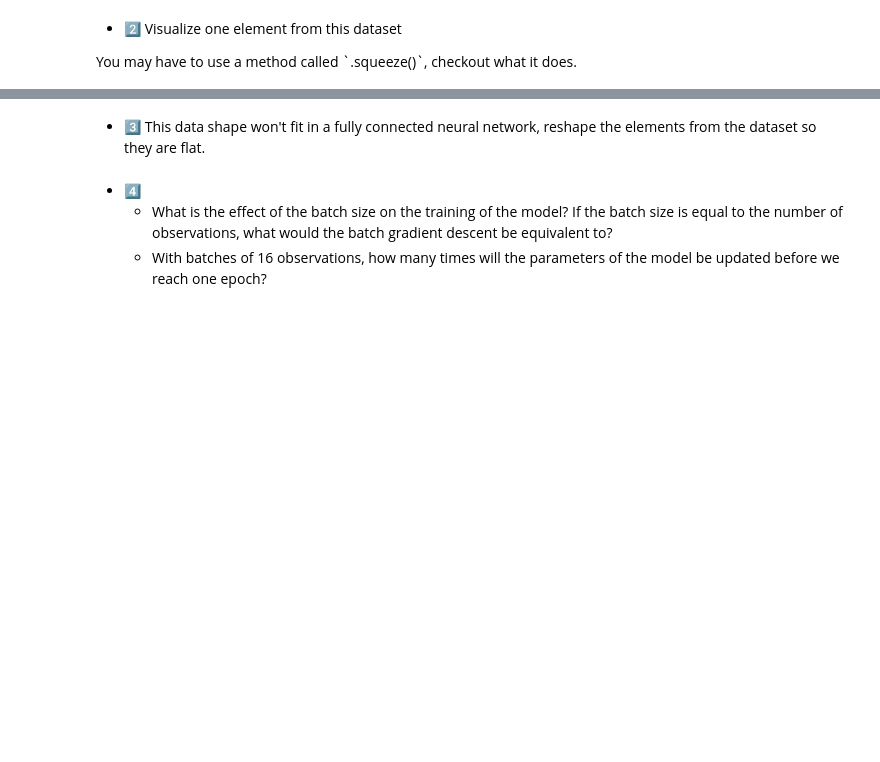
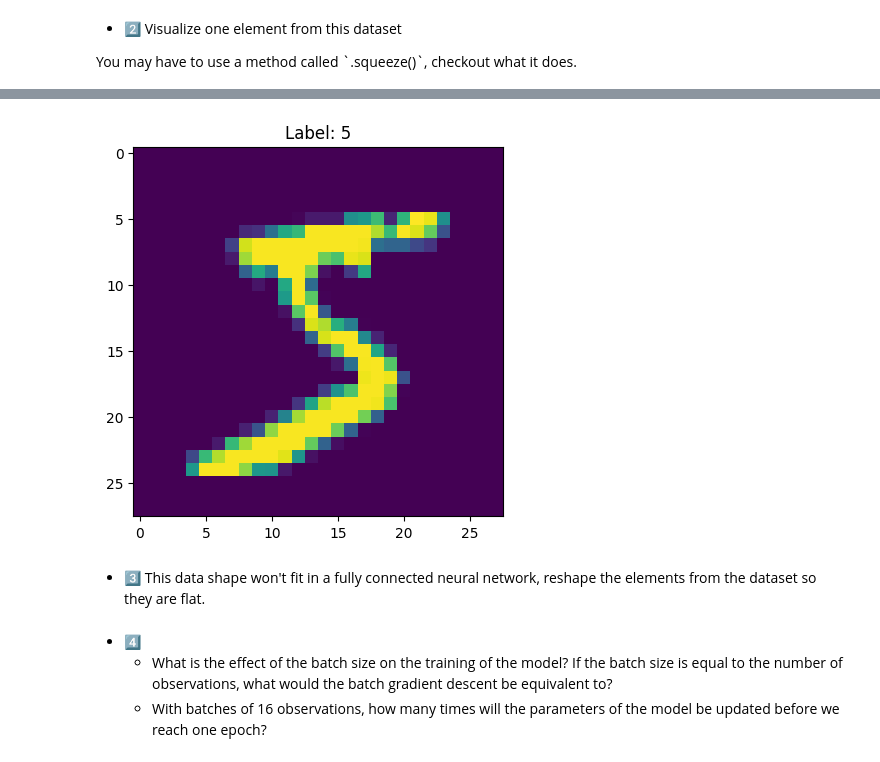
Before and after one commit to Brice601/Fullstack, a Jupyter notebook: DeepLearning/3-IntroToPytorch/Exercices/02-Pytorch_practice_neural_networks.ipynb, the cells around one changed output, grey strips where cells are left out. Drawn from its saved outputs; the diff is of its cells as text; code cells hidden in the pictures; blank space fills up the shorter version.

```diff
--- a/DeepLearning/3-IntroToPytorch/Exercices/02-Pytorch_practice_neural_networks.ipynb
+++ b/DeepLearning/3-IntroToPytorch/Exercices/02-Pytorch_practice_neural_networks.ipynb
@@ -16,5 +16,7 @@ import torch.optim as optim
 import plotly.graph_objects as go
 
 # Load MNIST dataset
+transform = transforms.Compose([transforms.ToTensor()]) # ou PilToTensor (entier), to tensor normalise
+dataset = torchvision.datasets.MNIST(root="./data", download=True, transform=transform)
 # %% [markdown]
 * 1️⃣ Check out the shape of the objects you find in the dataset
@@ -28,0 +40,3 @@ You may have to use a method called `.squeeze()`, checkout what it does.
+# %%
+image, label = dataset[0]
+image
@@ -29,2 +61,8 @@ You may have to use a method called `.squeeze()`, checkout what it does.
+# %%
+plt.imshow(image[0].squeeze())
+plt.title(f"Label: {label}")
+plt.show()
+# %% [output]
+[figure, added]
 # %% [markdown]
 * 3️⃣ This data shape won't fit in a fully connected neural network, reshape the elements from the dataset so they are flat.
```
Also changed, not shown: parts of 32 cells of this notebook, 12 other files.
